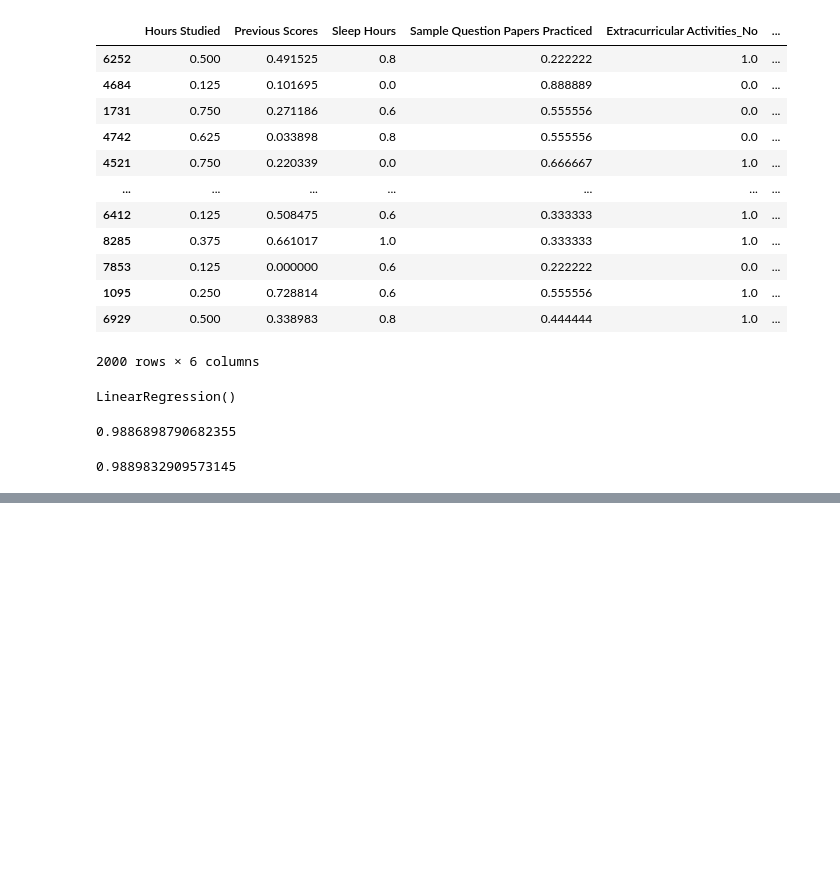
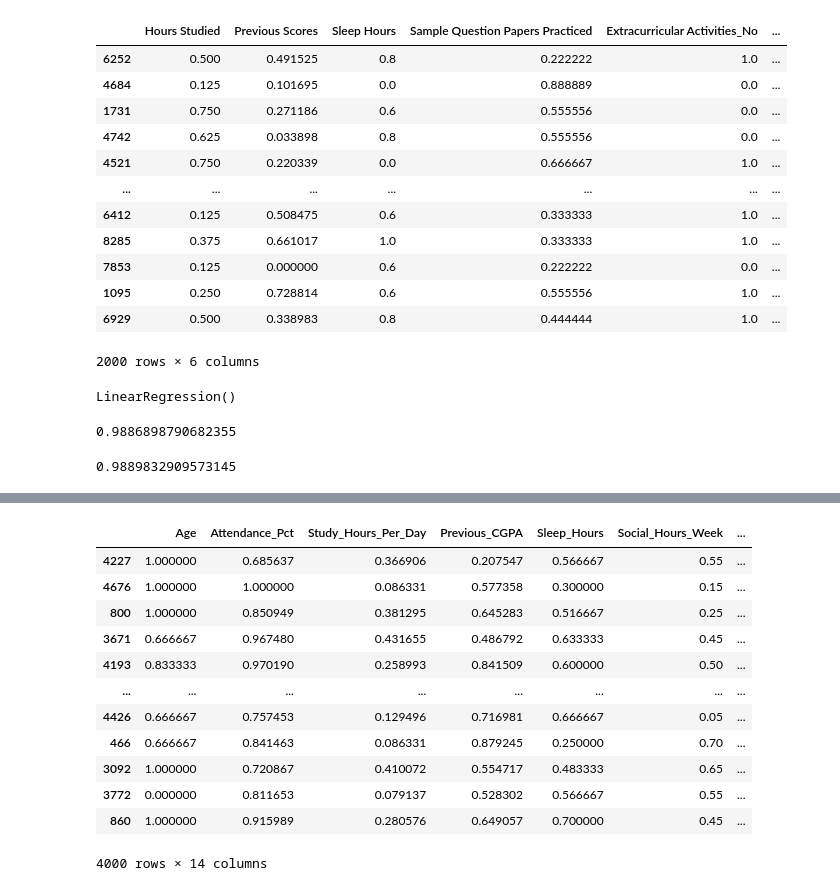
Before and after one commit to Aishu902-crypto/Machine-Learning, a Jupyter notebook: linear regression/data1.ipynb, the cells around one changed output, grey strips where cells are left out. Drawn from its saved outputs; the diff is of its cells as text; code cells hidden in the pictures; blank space fills up the shorter version.

```diff
--- a/linear regression/data1.ipynb
+++ b/linear regression/data1.ipynb
@@ -144,0 +244,25 @@ model.score(xtest,ytest)
+# %%
+encoder = OneHotEncoder(sparse_output=False, handle_unknown='ignore')
+
+values = encoder.fit_transform(xtrain[obj_cols])
+
+cols = encoder.get_feature_names_out(obj_cols)
+
+xtrain[cols] = values
+
+xtrain.drop(columns=obj_cols, inplace=True)
+xtrain
+# %% [output]
+|  | Age | Attendance_Pct | Study_Hours_Per_Day | Previous_CGPA | Sleep_Hours | Social_Hours_Week | ... |
+| 4227 | 1.000000 | 0.685637 | 0.366906 | 0.207547 | 0.566667 | 0.55 | ... |
+| 4676 | 1.000000 | 1.000000 | 0.086331 | 0.577358 | 0.300000 | 0.15 | ... |
+| 800 | 1.000000 | 0.850949 | 0.381295 | 0.645283 | 0.516667 | 0.25 | ... |
+| 3671 | 0.666667 | 0.967480 | 0.431655 | 0.486792 | 0.633333 | 0.45 | ... |
+| 4193 | 0.833333 | 0.970190 | 0.258993 | 0.841509 | 0.600000 | 0.50 | ... |
+| ... | ... | ... | ... | ... | ... | ... | ... |
+| 4426 | 0.666667 | 0.757453 | 0.129496 | 0.716981 | 0.666667 | 0.05 | ... |
+| 466 | 0.666667 | 0.841463 | 0.086331 | 0.879245 | 0.250000 | 0.70 | ... |
+| 3092 | 1.000000 | 0.720867 | 0.410072 | 0.554717 | 0.483333 | 0.65 | ... |
+| 3772 | 0.000000 | 0.811653 | 0.079137 | 0.528302 | 0.566667 | 0.55 | ... |
+| 860 | 1.000000 | 0.915989 | 0.280576 | 0.649057 | 0.700000 | 0.45 | ... |
+4000 rows × 14 columns
```
Also changed, not shown: parts of 22 cells of this notebook, 5 other files.
